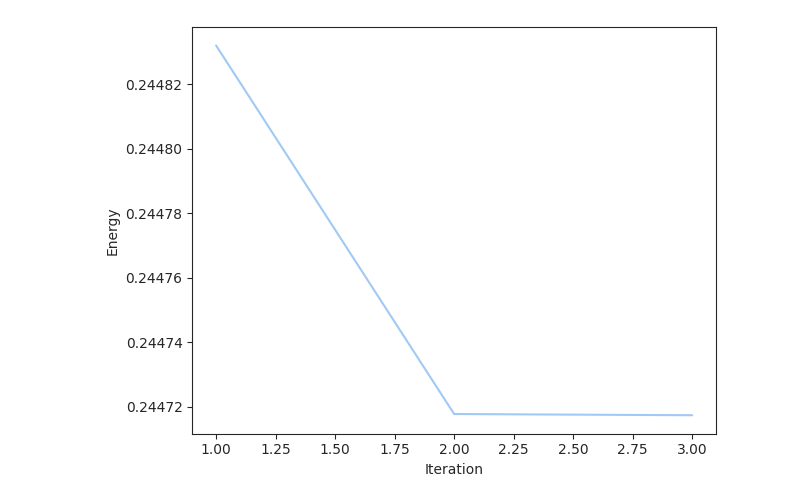
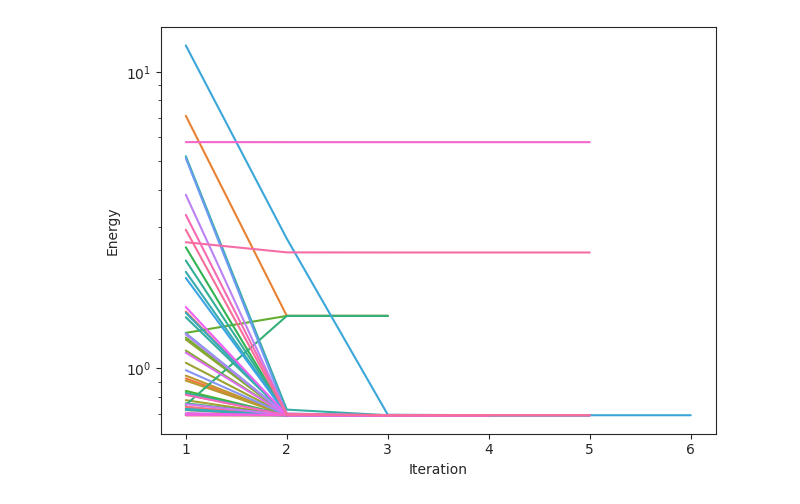
Before and after one commit to jfurches/nonlocalgames, a Jupyter notebook: g14.ipynb, the cells around one changed output. Cells and saved outputs as stored; diff of their text form; code cells hidden in the pictures.

```diff
--- a/g14.ipynb
+++ b/g14.ipynb
@@ -74,15 +80,12 @@ Energy: 0.2447174186157416
 # %%
 import pandas as pd
 
-df = pd.DataFrame({
-    'energy': best_energies,
-    'iter': list(range(1, len(best_energies) + 1))
-})
-
-sns.lineplot(data=df, x='iter', y='energy')
+df = pd.read_csv('data/g14_trials.csv')
+sns.lineplot(data=df, x='iter', y='energy', hue=df.id.astype(str), legend=False)
 plt.xlabel('Iteration')
 plt.ylabel('Energy')
+plt.yscale('log')
 plt.tight_layout()
-plt.savefig('plots/g14_best_energy.png', dpi=300)
+plt.savefig('plots/g14_trials.png', dpi=300)
 # %% [output]
-[figure, old version]
+[figure, new version]
```
Also changed, not shown: parts of 4 cells of this notebook, 6 other files.
